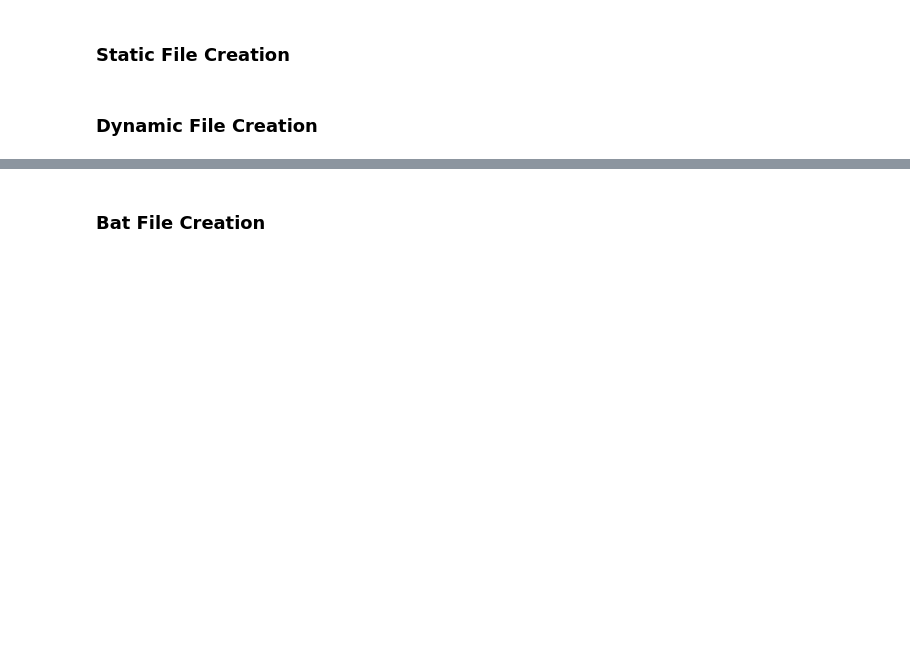
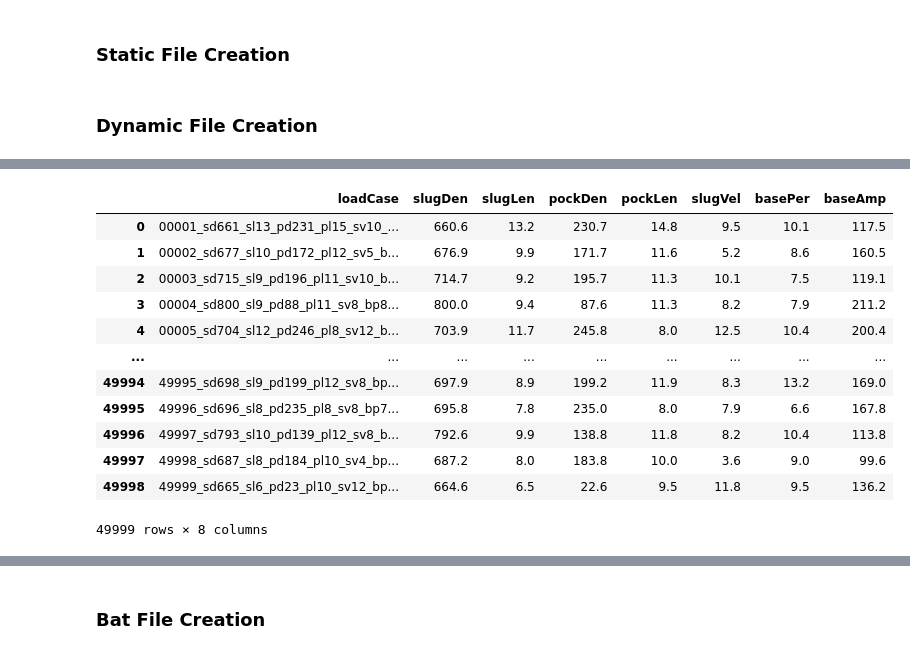
Before and after one commit to 3minuterecord/slug_spools, a Jupyter notebook: create_data_gen_files.ipynb, the cells around one changed output, grey strips where cells are left out. Drawn from its saved outputs; the diff is of its cells as text; code cells hidden in the pictures; blank space fills up the shorter version.

```diff
--- a/create_data_gen_files.ipynb
+++ b/create_data_gen_files.ipynb
@@ -420,0 +446,38 @@ slugCou = 7
+# %%
+def only_pos(mod):
+    val = -1
+    while val < 0:
+        val = round(globals()[f'ndist_{mod}'].rvs(1)[0], 1)
+    return(val)
+# %%
+loadCase = []
+slugDens = []
+slugLens = []
+pockDens = []
+pockLens = []
+slugVels = []
+basePers = []
+baseAmps = []
+# %%
+lc_count = 50000
+for n in range(1, lc_count, 1):
+    slugDen = only_pos('slug_den')
+    slugLen = only_pos('slug_len')
+    pockDen = only_pos('pock_den')
+    pockLen = only_pos('pock_len')
+    slugVel = only_pos('slug_vel')
+    basePer = only_pos('base_per')
+    baseAmp = only_pos('base_amp')
+
+    slugDens.append(slugDen)
+    slugLens.append(slugLen)
+    pockDens.append(pockDen)
+    pockLens.append(pockLen)
+    slugVels.append(slugVel)
+    basePers.append(basePer)
+    baseAmps.append(baseAmp)
+
+    lc = f'{n:05d}_sd{round(slugDen)}_sl{round(slugLen)}_pd{round(pockDen)}_pl{round(pockLen)}_sv{round(slugVel)}_bp{round(basePer)}_ba{round(baseAmp)}.keyxm'
+    loadCase.append(lc)
+# %%
+data_tuples = list(zip(loadCase, slugDens, slugLens, pockDens, pockLens, slugVels, basePers, baseAmps))
@@ -420,0 +486,18 @@ slugCou = 7
+# %%
+abt = pd.DataFrame(data_tuples,
+                   columns = ['loadCase', 'slugDen', 'slugLen', 'pockDen', 'pockLen', 'slugVel', 'basePer', 'baseAmp'])
+abt
+# %% [output]
+|  | loadCase | slugDen | slugLen | pockDen | pockLen | slugVel | basePer | baseAmp |
+| 0 | 00001_sd661_sl13_pd231_pl15_sv10_... | 660.6 | 13.2 | 230.7 | 14.8 | 9.5 | 10.1 | 117.5 |
+| 1 | 00002_sd677_sl10_pd172_pl12_sv5_b... | 676.9 | 9.9 | 171.7 | 11.6 | 5.2 | 8.6 | 160.5 |
+| 2 | 00003_sd715_sl9_pd196_pl11_sv10_b... | 714.7 | 9.2 | 195.7 | 11.3 | 10.1 | 7.5 | 119.1 |
+| 3 | 00004_sd800_sl9_pd88_pl11_sv8_bp8... | 800.0 | 9.4 | 87.6 | 11.3 | 8.2 | 7.9 | 211.2 |
+| 4 | 00005_sd704_sl12_pd246_pl8_sv12_b... | 703.9 | 11.7 | 245.8 | 8.0 | 12.5 | 10.4 | 200.4 |
+| ... | ... | ... | ... | ... | ... | ... | ... | ... |
+| 49994 | 49995_sd698_sl9_pd199_pl12_sv8_bp... | 697.9 | 8.9 | 199.2 | 11.9 | 8.3 | 13.2 | 169.0 |
+| 49995 | 49996_sd696_sl8_pd235_pl8_sv8_bp7... | 695.8 | 7.8 | 235.0 | 8.0 | 7.9 | 6.6 | 167.8 |
+| 49996 | 49997_sd793_sl10_pd139_pl12_sv8_b... | 792.6 | 9.9 | 138.8 | 11.8 | 8.2 | 10.4 | 113.8 |
+| 49997 | 49998_sd687_sl8_pd184_pl10_sv4_bp... | 687.2 | 8.0 | 183.8 | 10.0 | 3.6 | 9.0 | 99.6 |
+| 49998 | 49999_sd665_sl6_pd23_pl10_sv12_bp... | 664.6 | 6.5 | 22.6 | 9.5 | 11.8 | 9.5 | 136.2 |
+49999 rows × 8 columns
```
Also changed, not shown: parts of 21 cells of this notebook, 2 other files.
